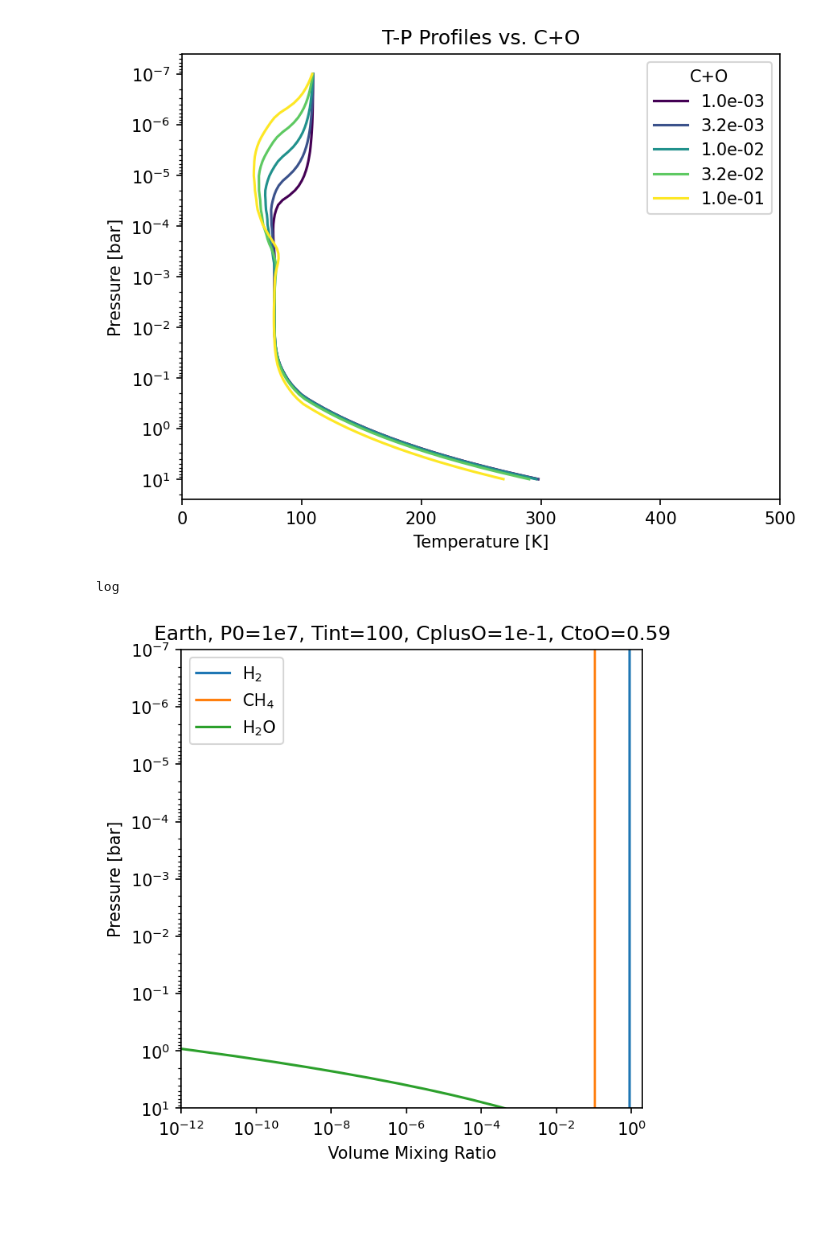
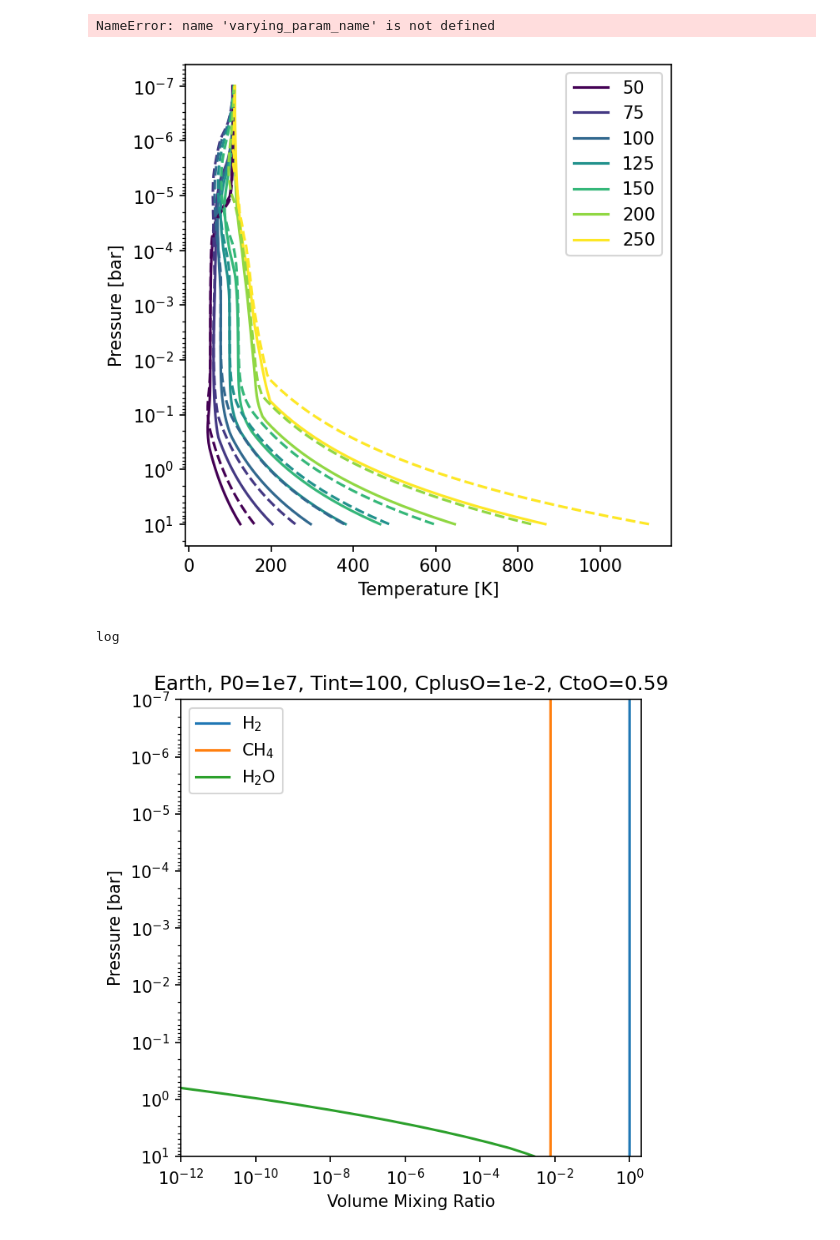
Before and after one commit to DavidDahlbudding/chelio, a Jupyter notebook: analyze/A_CompareOther.ipynb, the cells around one changed output. Cells and saved outputs as stored; diff of their text form; code cells hidden in the pictures; blank space fills up the shorter version.

```diff
--- a/analyze/A_CompareOther.ipynb
+++ b/analyze/A_CompareOther.ipynb
@@ -17,18 +18,0 @@ CtoOs = np.array([0.1, 0.59, 1.0])
-# %%
-# --- Example 1: Sweep over C+O ---
-fixed_params = {
-    'P0': P0s[1],
-    'Tint': Tints[2],
-    'CtoO': CtoOs[1],
-    'planet': 'Earth'
-}
-varying_param_name = 'CplusO'
-varying_param_values = CplusOs
-
-# The new loader handles the file iteration and data extraction
-run_list = load_parameter_sweep(
-    folder,
-    fixed_params=fixed_params,
-    varying_param_name=varying_param_name,
-    varying_param_values=varying_param_values
-)
@@ -66,37 +83,57 @@ def increase_size(ax, linewidth=3, fontsize=14, legendcols=1, legendloc='best'):
 # %%
 # Plot T-P profile comparisons across the sweep
-fig, ax = plot_profile_comparison(
-    run_list,
-    'temperature',
-    labels=[f"{v:.1e}" for v in varying_param_values]
-)
+linestyles = ['-', '--', '.']
+
+i_P = 1
+Pmax = P0s[i_P]*1e-6
+
+run_list = [runs_list[i] for i in np.arange(i_P, len(runs_list), nP)]
+
+fig, ax = plt.subplots(1, 1, figsize=(5, 5))
+
+for i in range(len(run_list)):
+    fig, ax = plot_profile_comparison(
+        run_list[i],
+        'temperature',
+        labels=[f"{t:.0f}" if i == 0 else None for t in Tints],
+        ax=ax,
+        linestyle=linestyles[i]
+    )
+
 plt.legend(title=varying_param_name.replace('plus', '+').replace('to', '/'))
 ax.set_xlim(0, 500)
-ax.set_title("T-P Profiles vs. C+O")
+ax.set_yscale('log')
+ax.set_ylim(Pmax, 1e-7)
+ax.set_title(f"T-P Profiles vs. {varying_param_name}")
 plt.show()
 # %% [output]
+NameError: name 'varying_param_name' is not defined
-[figure, old version]
+[figure, new version]
 # %%
 # plot mixing ratios for set varied parameter
-i = len(run_list)-1
+i_loop = 0
+i_P = 1
+i_T = 2
+
+i_runs = i_loop*nP + i_P
 
 # Find
 threshold = 1e-12
 
 if threshold is not None:
-    mask = run_list[i].mols_vmr[-1,:,:] > threshold # ! remove iteration dimension !
+    mask = runs_list[i_runs][i_T].mols_vmr[-1,:,:] > threshold # ! remove iteration dimension !
     mask = np.any(mask, axis=0)
 else:
     target_molecules = ['H2', 'H2O', 'CO2', 'CO', 'CH4', 'C2H2', 'C2H4']
-    mask = np.isin(run_list[i].mol_names, target_molecules)
+    mask = np.isin(runs_list[i_runs][i_T].mol_names, target_molecules)
 
-target_molecules = np.array(run_list[i].mol_names)[mask]
+target_molecules = np.array(runs_list[i_runs][i_T].mol_names)[mask]
 
 fig, ax = plt.subplots(1, 1, figsize=(5, 5))
 
 # plot_profile can now take a list of molecules to plot
 plot_profile(
-    run_list[i],
+    runs_list[i_runs][i_T],
     param_key=target_molecules,
     y_axis='pressure',
     log_x=True,
@@ -108,13 +145,13 @@ plot_profile(
 print(ax.get_xscale())
 
 ax.set_xlim(1e-12, 2e0)
-ax.set_ylim(run_list[i].pressures_bar.max(), run_list[i].pressures_bar.min())
+ax.set_ylim(runs_list[i_runs][i_T].pressures_bar.max(), runs_list[i_runs][i_T].pressures_bar.min())
 ax.set_xlabel("Volume Mixing Ratio")
-ax.set_title(run_list[i].run_name.replace("_", ", "))
+ax.set_title(runs_list[i_runs][i_T].run_name.replace("_", ", "))
 plt.show()
 # %% [output]
 log
-[figure, old version]
+[figure, new version]
 # %%
 # Plot surface mixing ratios of multiple species vs. the swept parameter
 fig, ax = plt.subplots(1, 1, figsize=(7.5, 5))
```
Also changed, not shown: parts of 5 cells of this notebook, 3 other files.
